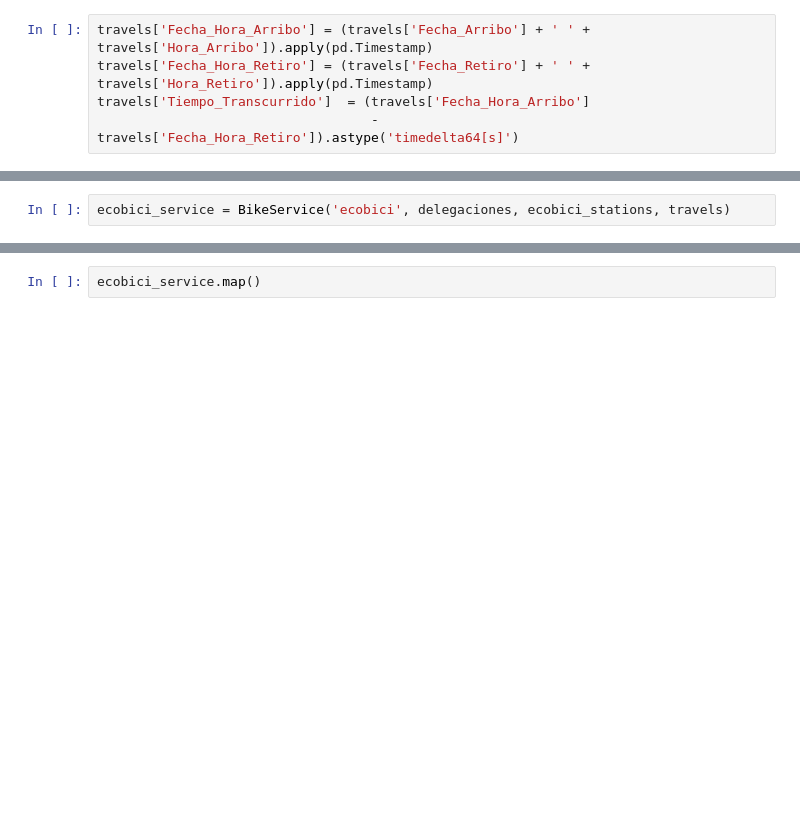
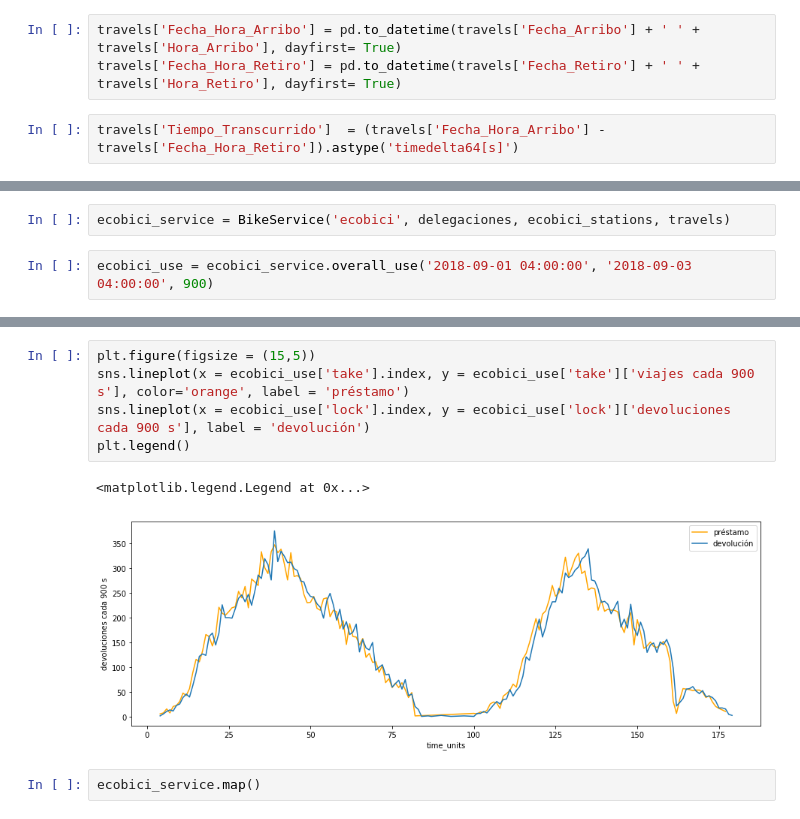
Before and after one commit to paloderosa/ecobici_analysis, a Jupyter notebook: ecobici_network.ipynb, the cells around one changed output, grey strips where cells are left out. Drawn from its saved outputs; the diff is of its cells as text; blank space fills up the shorter version.

Commit message:
Overall activity timeseries included

```diff
--- a/ecobici_network.ipynb
+++ b/ecobici_network.ipynb
@@ -92,10 +92,10 @@ no_stations
 travels.drop(travels[travels['Ciclo_Estacion_Arribo'] > no_stations].index, inplace=True)
 travels.drop(travels[travels['Ciclo_Estacion_Retiro'] > no_stations].index, inplace=True)
 # %%
-travels['Fecha_Hora_Arribo'] = (travels['Fecha_Arribo'] + ' ' + travels['Hora_Arribo']).apply(pd.Timestamp)
-travels['Fecha_Hora_Retiro'] = (travels['Fecha_Retiro'] + ' ' + travels['Hora_Retiro']).apply(pd.Timestamp)
-travels['Tiempo_Transcurrido']  = (travels['Fecha_Hora_Arribo']
-                                   - travels['Fecha_Hora_Retiro']).astype('timedelta64[s]')
+travels['Fecha_Hora_Arribo'] = pd.to_datetime(travels['Fecha_Arribo'] + ' ' + travels['Hora_Arribo'], dayfirst= True)
+travels['Fecha_Hora_Retiro'] = pd.to_datetime(travels['Fecha_Retiro'] + ' ' + travels['Hora_Retiro'], dayfirst= True)
+# %%
+travels['Tiempo_Transcurrido']  = (travels['Fecha_Hora_Arribo'] - travels['Fecha_Hora_Retiro']).astype('timedelta64[s]')
 # %%
 plt.figure(figsize=(16,5))
 sns.countplot(travels['Genero_Usuario'], palette='coolwarm')
@@ -125,2 +120,4 @@ sns.lineplot(data = lock_windowed['count'])
 # %%
 ecobici_service = BikeService('ecobici', delegaciones, ecobici_stations, travels)
+# %%
+ecobici_use = ecobici_service.overall_use('2018-09-01 04:00:00', '2018-09-03 04:00:00', 900)
@@ -127,3 +156,11 @@ ecobici_service = BikeService('ecobici', delegaciones, ecobici_stations, travels
+# %%
+plt.figure(figsize = (15,5))
+sns.lineplot(x = ecobici_use['take'].index, y = ecobici_use['take']['viajes cada 900 s'], color='orange', label = 'préstamo')
+sns.lineplot(x = ecobici_use['lock'].index, y = ecobici_use['lock']['devoluciones cada 900 s'], label = 'devolución')
+plt.legend()
+# %% [output]
+<matplotlib.legend.Legend at 0x...>
+[figure, added]
 # %%
 ecobici_service.map()
 # %% [output]
```
Also changed, not shown: parts of 7 cells of this notebook, 1 other file.
